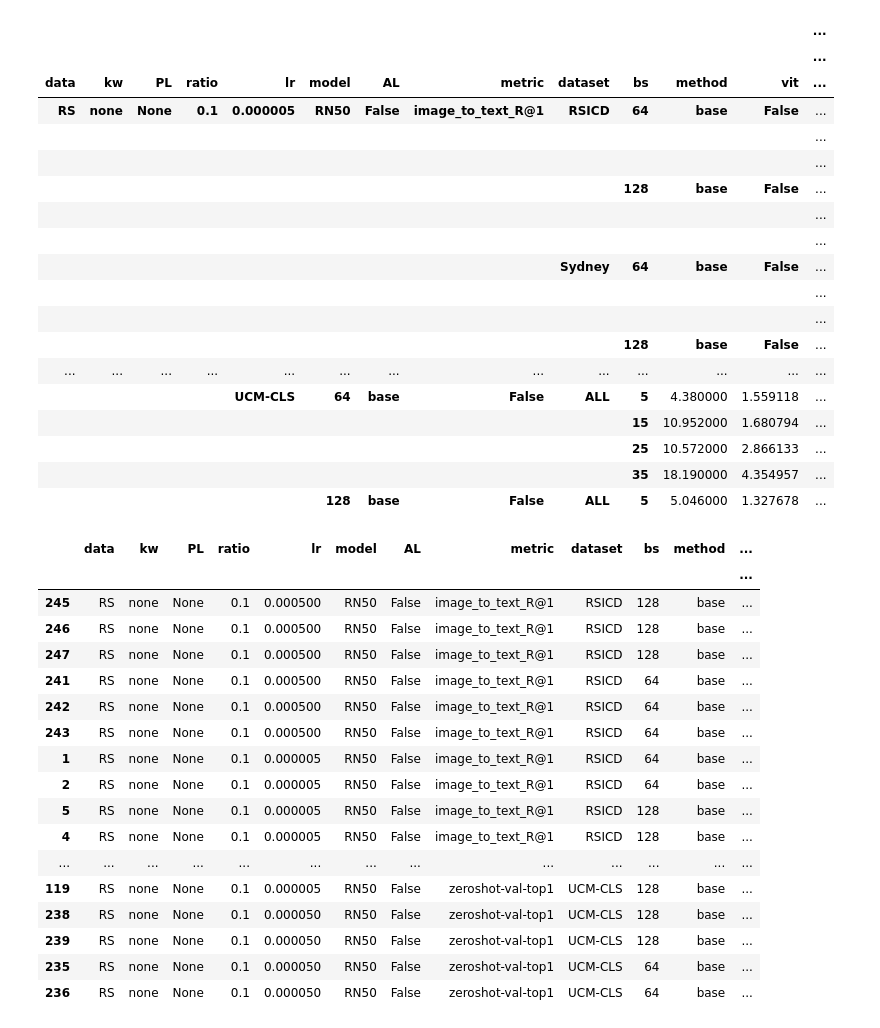
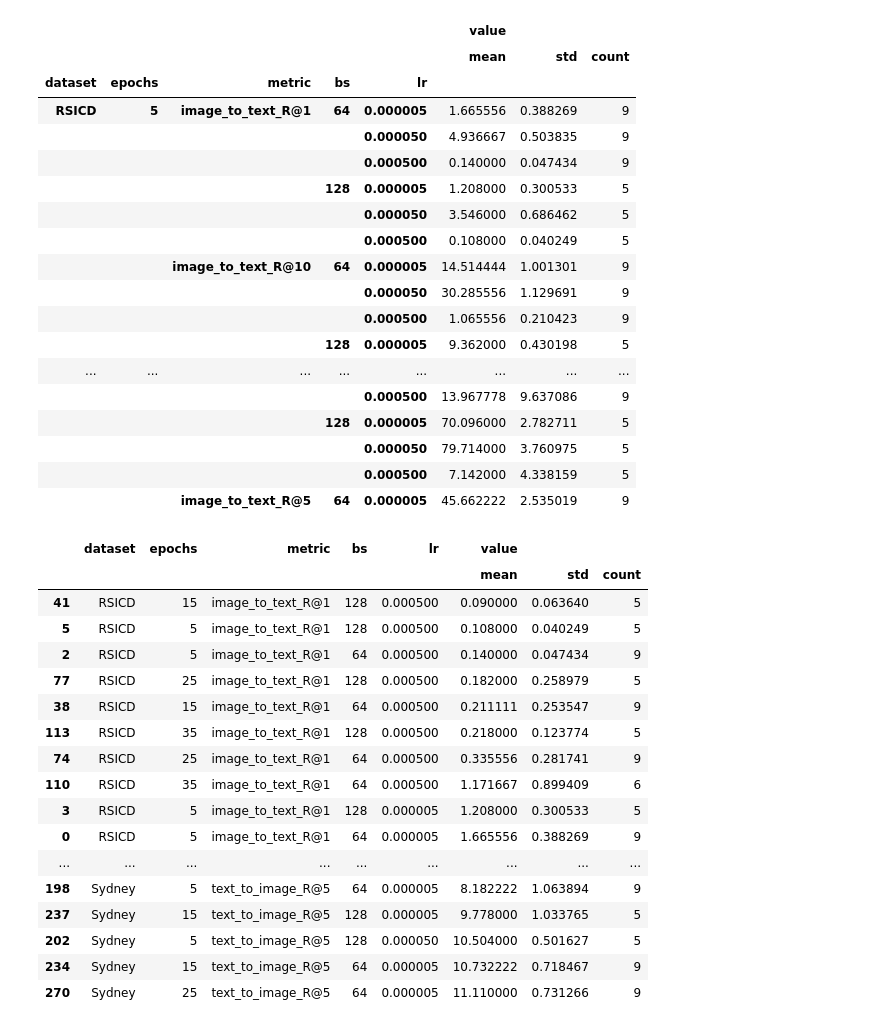
Before and after one commit to nataliehh/thesis2023-2024, a Jupyter notebook: results_analysis.ipynb, the cells around one changed output. Drawn from its saved outputs; the diff is of its cells as text; code cells hidden in the pictures.

Commit message:
Getting (most) results of the baseline model param tuning

```diff
--- a/results_analysis.ipynb
+++ b/results_analysis.ipynb
@@ -41,6 +41,9 @@ for i in range(model_names.shape[-1]):
     except:
         pass
 
+# Remove the column that specifies which data fold we used
+df = df.drop(['fold', 'AL', 'PL', 'vit', 'model', 'data', 'ALL', 'method', 'ratio', 'kw'], axis = 1)
+
 cols = sorted(df.columns.tolist())
 # The ratio have the format: 'ratio_xxx' where xxx is some float.
 # We only want that float value, and need to convert it from string to float.
@@ -67,50 +70,50 @@ df_grouped = df.groupby(list(set(cols)-set(['value']))).agg({'value':['mean', 's
 with pd.option_context('display.max_rows', None, 'display.max_columns', None):  # more options can be specified also
     display(df_grouped)
 # %% [output]
-|  |  |  |  |  |  |  |  |  |  |  |  | ... |
-|  |  |  |  |  |  |  |  |  |  |  |  | ... |
-| data | kw | PL | ratio | lr | model | AL | metric | dataset | bs | method | vit | ... |
-| RS | none | None | 0.1 | 0.000005 | RN50 | False | image_to_text_R@1 | RSICD | 64 | base | False | ... |
-|  |  |  |  |  |  |  |  |  |  |  |  | ... |
-|  |  |  |  |  |  |  |  |  |  |  |  | ... |
-|  |  |  |  |  |  |  |  |  | 128 | base | False | ... |
-|  |  |  |  |  |  |  |  |  |  |  |  | ... |
-|  |  |  |  |  |  |  |  |  |  |  |  | ... |
-|  |  |  |  |  |  |  |  | Sydney | 64 | base | False | ... |
-|  |  |  |  |  |  |  |  |  |  |  |  | ... |
-|  |  |  |  |  |  |  |  |  |  |  |  | ... |
-|  |  |  |  |  |  |  |  |  | 128 | base | False | ... |
-| ... | ... | ... | ... | ... | ... | ... | ... | ... | ... | ... | ... | ... |
-|  |  |  |  | UCM-CLS | 64 | base | False | ALL | 5 | 4.380000 | 1.559118 | ... |
-|  |  |  |  |  |  |  |  |  | 15 | 10.952000 | 1.680794 | ... |
-|  |  |  |  |  |  |  |  |  | 25 | 10.572000 | 2.866133 | ... |
-|  |  |  |  |  |  |  |  |  | 35 | 18.190000 | 4.354957 | ... |
-|  |  |  |  |  | 128 | base | False | ALL | 5 | 5.046000 | 1.327678 | ... |
+|  |  |  |  |  | value |  |  |
+|  |  |  |  |  | mean | std | count |
+| dataset | epochs | metric | bs | lr |  |  |  |
+| RSICD | 5 | image_to_text_R@1 | 64 | 0.000005 | 1.665556 | 0.388269 | 9 |
+|  |  |  |  | 0.000050 | 4.936667 | 0.503835 | 9 |
+|  |  |  |  | 0.000500 | 0.140000 | 0.047434 | 9 |
+|  |  |  | 128 | 0.000005 | 1.208000 | 0.300533 | 5 |
+|  |  |  |  | 0.000050 | 3.546000 | 0.686462 | 5 |
+|  |  |  |  | 0.000500 | 0.108000 | 0.040249 | 5 |
+|  |  | image_to_text_R@10 | 64 | 0.000005 | 14.514444 | 1.001301 | 9 |
+|  |  |  |  | 0.000050 | 30.285556 | 1.129691 | 9 |
+|  |  |  |  | 0.000500 | 1.065556 | 0.210423 | 9 |
+|  |  |  | 128 | 0.000005 | 9.362000 | 0.430198 | 5 |
+| ... | ... | ... | ... | ... | ... | ... | ... |
+|  |  |  |  | 0.000500 | 13.967778 | 9.637086 | 9 |
+|  |  |  | 128 | 0.000005 | 70.096000 | 2.782711 | 5 |
+|  |  |  |  | 0.000050 | 79.714000 | 3.760975 | 5 |
+|  |  |  |  | 0.000500 | 7.142000 | 4.338159 | 5 |
+|  |  | image_to_text_R@5 | 64 | 0.000005 | 45.662222 | 2.535019 | 9 |
 # %%
 df_grouped.to_csv('eval.csv')
 # %%
 df_2 = df_grouped.reset_index()
 # df_2 = df_2[(df_2['method'] == 'ours') & (df_2['ratio'] == 0.2) & (df_2['PL'] == 'ot.image')] # (df_2['metric'] == 'image_to_text_R@5') &
-df_2 = df_2[(df_2['epochs'] > 10)] # &(df_2['lr']==5e-5)
+df_2 = df_2[(df_2['epochs'] > 0) ] # &(df_2['lr']==5e-5)
 df_2 = df_2.sort_values(['metric', 'dataset', ('value', 'mean')])
 with pd.option_context('display.max_rows', None, 'display.max_columns', None):
     display(df_2)
 # %% [output]
-|  | data | kw | PL | ratio | lr | model | AL | metric | dataset | bs | method | ... |
-|  |  |  |  |  |  |  |  |  |  |  |  | ... |
-| 245 | RS | none | None | 0.1 | 0.000500 | RN50 | False | image_to_text_R@1 | RSICD | 128 | base | ... |
-| 246 | RS | none | None | 0.1 | 0.000500 | RN50 | False | image_to_text_R@1 | RSICD | 128 | base | ... |
-| 247 | RS | none | None | 0.1 | 0.000500 | RN50 | False | image_to_text_R@1 | RSICD | 128 | base | ... |
-| 241 | RS | none | None | 0.1 | 0.000500 | RN50 | False | image_to_text_R@1 | RSICD | 64 | base | ... |
-| 242 | RS | none | None | 0.1 | 0.000500 | RN50 | False | image_to_text_R@1 | RSICD | 64 | base | ... |
-| 243 | RS | none | None | 0.1 | 0.000500 | RN50 | False | image_to_text_R@1 | RSICD | 64 | base | ... |
-| 1 | RS | none | None | 0.1 | 0.000005 | RN50 | False | image_to_text_R@1 | RSICD | 64 | base | ... |
-| 2 | RS | none | None | 0.1 | 0.000005 | RN50 | False | image_to_text_R@1 | RSICD | 64 | base | ... |
-| 5 | RS | none | None | 0.1 | 0.000005 | RN50 | False | image_to_text_R@1 | RSICD | 128 | base | ... |
-| 4 | RS | none | None | 0.1 | 0.000005 | RN50 | False | image_to_text_R@1 | RSICD | 128 | base | ... |
-| ... | ... | ... | ... | ... | ... | ... | ... | ... | ... | ... | ... | ... |
-| 119 | RS | none | None | 0.1 | 0.000005 | RN50 | False | zeroshot-val-top1 | UCM-CLS | 128 | base | ... |
-| 238 | RS | none | None | 0.1 | 0.000050 | RN50 | False | zeroshot-val-top1 | UCM-CLS | 128 | base | ... |
-| 239 | RS | none | None | 0.1 | 0.000050 | RN50 | False | zeroshot-val-top1 | UCM-CLS | 128 | base | ... |
-| 235 | RS | none | None | 0.1 | 0.000050 | RN50 | False | zeroshot-val-top1 | UCM-CLS | 64 | base | ... |
-| 236 | RS | none | None | 0.1 | 0.000050 | RN50 | False | zeroshot-val-top1 | UCM-CLS | 64 | base | ... |
+|  | dataset | epochs | metric | bs | lr | value |  |  |
+|  |  |  |  |  |  | mean | std | count |
+| 41 | RSICD | 15 | image_to_text_R@1 | 128 | 0.000500 | 0.090000 | 0.063640 | 5 |
+| 5 | RSICD | 5 | image_to_text_R@1 | 128 | 0.000500 | 0.108000 | 0.040249 | 5 |
+| 2 | RSICD | 5 | image_to_text_R@1 | 64 | 0.000500 | 0.140000 | 0.047434 | 9 |
+| 77 | RSICD | 25 | image_to_text_R@1 | 128 | 0.000500 | 0.182000 | 0.258979 | 5 |
+| 38 | RSICD | 15 | image_to_text_R@1 | 64 | 0.000500 | 0.211111 | 0.253547 | 9 |
+| 113 | RSICD | 35 | image_to_text_R@1 | 128 | 0.000500 | 0.218000 | 0.123774 | 5 |
+| 74 | RSICD | 25 | image_to_text_R@1 | 64 | 0.000500 | 0.335556 | 0.281741 | 9 |
+| 110 | RSICD | 35 | image_to_text_R@1 | 64 | 0.000500 | 1.171667 | 0.899409 | 6 |
+| 3 | RSICD | 5 | image_to_text_R@1 | 128 | 0.000005 | 1.208000 | 0.300533 | 5 |
+| 0 | RSICD | 5 | image_to_text_R@1 | 64 | 0.000005 | 1.665556 | 0.388269 | 9 |
+| ... | ... | ... | ... | ... | ... | ... | ... | ... |
+| 198 | Sydney | 5 | text_to_image_R@5 | 64 | 0.000005 | 8.182222 | 1.063894 | 9 |
+| 237 | Sydney | 15 | text_to_image_R@5 | 128 | 0.000005 | 9.778000 | 1.033765 | 5 |
+| 202 | Sydney | 5 | text_to_image_R@5 | 128 | 0.000050 | 10.504000 | 0.501627 | 5 |
+| 234 | Sydney | 15 | text_to_image_R@5 | 64 | 0.000005 | 10.732222 | 0.718467 | 9 |
+| 270 | Sydney | 25 | text_to_image_R@5 | 64 | 0.000005 | 11.110000 | 0.731266 | 9 |
```
Also changed, not shown: parts of 2 cells of this notebook.
